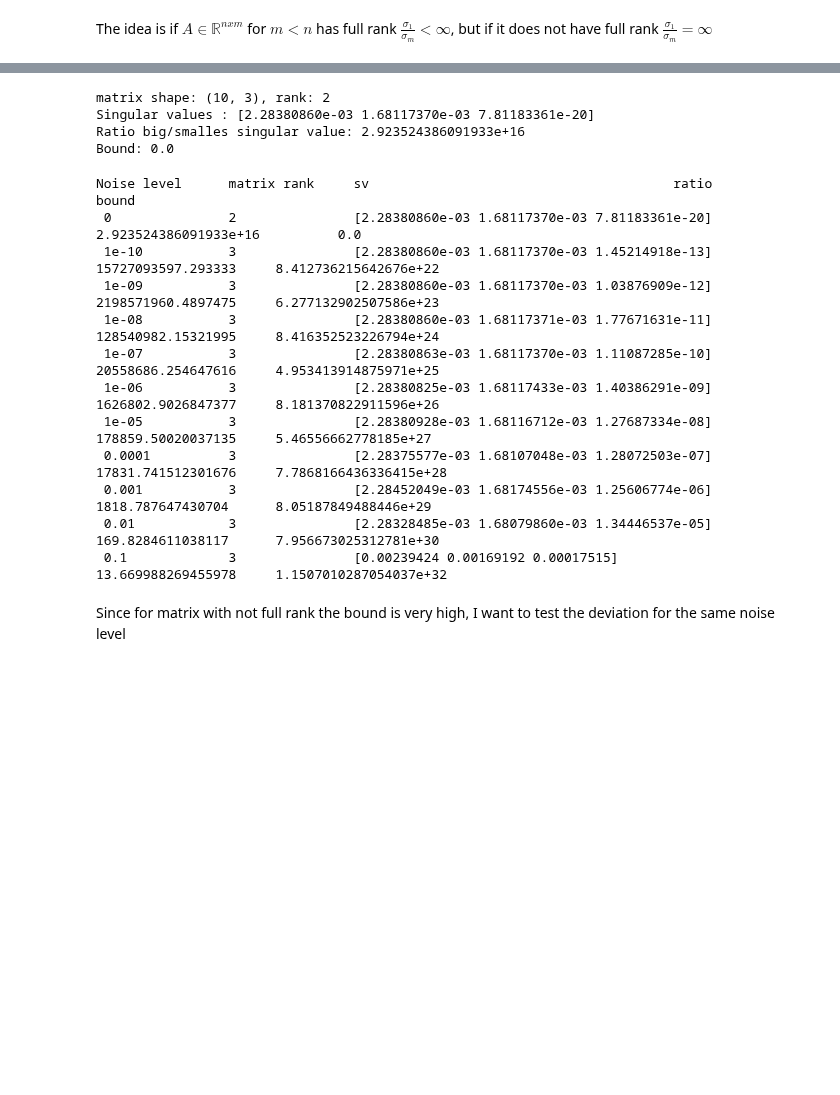
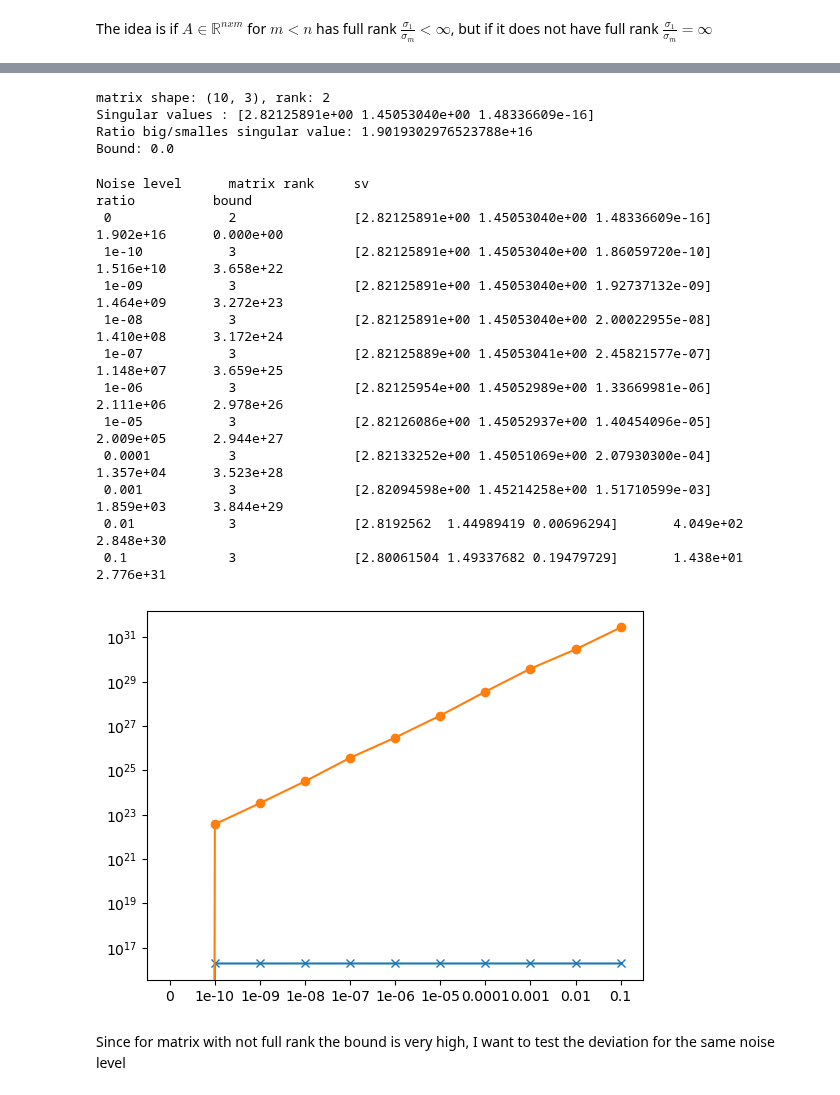
Before and after one commit to HillaryHauger/robust-identifiability-symbolic-recovery, a Jupyter notebook: My Experiments/Robustness Noise SVD.ipynb, the cells around one changed output, grey strips where cells are left out. Saved outputs shown, nothing was run; the diff lists cells and outputs as text; code cells hidden in the pictures; blank space fills up the shorter version.

Commit message:
First Tries on total error bound on SFRANCO on a simple example

```diff
--- a/My Experiments/Robustness Noise SVD.ipynb
+++ b/My Experiments/Robustness Noise SVD.ipynb
@@ -109,7 +114,7 @@ The idea is if $A \in \mathbb{R}^{nxm}$ for $m<n$ has full rank $\frac{\sigma_1}
 #This can be negative and thus is not a correct bound on sv_max/sv_min
 def calc_bound_ratio(sv_max,sv_min,noisematrix):
     #E=np.linalg.norm(noisematrix) #Spectral: order=2, Frobenius: default
-    #B=1/sv_min+sv_max/sv_min**2
+    B=np.sqrt(1/sv_min+(sv_max/sv_min**2)**2)
     E=np.linalg.norm(noisematrix,ord=2) #Spectral: order=2, Frobenius: default
-    B=max(1/sv_min,sv_max/sv_min**2)
+    #B=max(1/sv_min,sv_max/sv_min**2)
     return E*B
@@ -116,12 +129,14 @@ def calc_bound_ratio(sv_max,sv_min,noisematrix):
 # %%
 rows,cols = 10,3 #let rows be more than columns
-min_value,max_value = -1/1000,1/1000
+min_value,max_value = -1,1
 matrix = np.random.uniform(min_value, max_value, size=(rows, cols))
+#matrix = np.random.random(size=(rows,cols))
 # Set col 2 equal to col 1
 alpha = np.random.rand()
 print(alpha)
-matrix[:, 1] = alpha*matrix[:,2]
-#matrix[:, 2] *=1/10000
-#matrix[:, 1] *=1/10000
+matrix[:, 1] = matrix[:,2]
+#matrix[:,0] = np.random.rand()*matrix[:,2]
+#matrix[:, 2] *=1e-6
+#matrix[:, 1] *=1e-6
 print(matrix)
 # %% [output]
@@ -146,31 +161,44 @@ print(f"Ratio big/smalles singular value: {sv[0]/sv[-1]}")
 print(f"Bound: {calc_bound_ratio(sv_max,sv_min,np.zeros(shape=matrix.shape))}")
 # %% [output]
 matrix shape: (10, 3), rank: 2
-Singular values : [2.28380860e-03 1.68117370e-03 7.81183361e-20]
-Ratio big/smalles singular value: 2.923524386091933e+16
+Singular values : [2.82125891e+00 1.45053040e+00 1.48336609e-16]
+Ratio big/smalles singular value: 1.9019302976523788e+16
 Bound: 0.0
 # %%
 noise_levels = [0]+[10**(-10+i) for i in range(0,10)]
-print("Noise level \t matrix rank \t sv \t \t \t \t \t  ratio \t \t bound")
+print("Noise level \t matrix rank \t sv \t \t \t \t \t \t \t  ratio \t bound")
+ratios =[]
+bounds =[]
 for target_noise in noise_levels:
     var = target_noise * np.sqrt(np.mean(np.square(matrix)))
     noise = np.random.normal(0, var, size=matrix.shape)
     matrix_noise = matrix+noise
     sv = svd(matrix_noise, compute_uv=False)
-    print(f" {target_noise}\t \t {matrix_rank(matrix_noise)} \t \t {sv} \t  {sv[0]/sv[-1]}  \t {calc_bound_ratio(sv_max,sv_min,noise)}")
+    ratio = sv[0]/sv[-1]
+    bound=calc_bound_ratio(sv_max,sv_min,noise)
+    ratios.append(np.abs(ratio-sv_max/sv_min))
+    bounds.append(bound)
+    print(f" {target_noise}\t \t {matrix_rank(matrix_noise)} \t \t {sv} \t  {ratio:3.3e}  \t {bound:3.3e}")
 # %% [output]
-Noise level      matrix rank     sv                                       ratio                  bound
- 0               2               [2.28380860e-03 1.68117370e-03 7.81183361e-20]           2.923524386091933e+16          0.0
- 1e-10           3               [2.28380860e-03 1.68117370e-03 1.45214918e-13]           15727093597.293333     8.412736215642676e+22
- 1e-09           3               [2.28380860e-03 1.68117370e-03 1.03876909e-12]           2198571960.4897475     6.277132902507586e+23
- 1e-08           3               [2.28380860e-03 1.68117371e-03 1.77671631e-11]           128540982.15321995     8.416352523226794e+24
- 1e-07           3               [2.28380863e-03 1.68117370e-03 1.11087285e-10]           20558686.254647616     4.953413914875971e+25
- 1e-06           3               [2.28380825e-03 1.68117433e-03 1.40386291e-09]           1626802.9026847377     8.181370822911596e+26
- 1e-05           3               [2.28380928e-03 1.68116712e-03 1.27687334e-08]           178859.50020037135     5.46556662778185e+27
- 0.0001          3               [2.28375577e-03 1.68107048e-03 1.28072503e-07]           17831.741512301676     7.7868166436336415e+28
- 0.001           3               [2.28452049e-03 1.68174556e-03 1.25606774e-06]           1818.787647430704      8.05187849488446e+29
- 0.01            3               [2.28328485e-03 1.68079860e-03 1.34446537e-05]           169.8284611038117      7.956673025312781e+30
- 0.1             3               [0.00239424 0.00169192 0.00017515]       13.669988269455978     1.1507010287054037e+32
+Noise level      matrix rank     sv                                                       ratio          bound
+ 0               2               [2.82125891e+00 1.45053040e+00 1.48336609e-16]           1.902e+16      0.000e+00
+ 1e-10           3               [2.82125891e+00 1.45053040e+00 1.86059720e-10]           1.516e+10      3.658e+22
+ 1e-09           3               [2.82125891e+00 1.45053040e+00 1.92737132e-09]           1.464e+09      3.272e+23
+ 1e-08           3               [2.82125891e+00 1.45053040e+00 2.00022955e-08]           1.410e+08      3.172e+24
+ 1e-07           3               [2.82125889e+00 1.45053041e+00 2.45821577e-07]           1.148e+07      3.659e+25
+ 1e-06           3               [2.82125954e+00 1.45052989e+00 1.33669981e-06]           2.111e+06      2.978e+26
+ 1e-05           3               [2.82126086e+00 1.45052937e+00 1.40454096e-05]           2.009e+05      2.944e+27
+ 0.0001          3               [2.82133252e+00 1.45051069e+00 2.07930300e-04]           1.357e+04      3.523e+28
+ 0.001           3               [2.82094598e+00 1.45214258e+00 1.51710599e-03]           1.859e+03      3.844e+29
+ 0.01            3               [2.8192562  1.44989419 0.00696294]       4.049e+02      2.848e+30
+ 0.1             3               [2.80061504 1.49337682 0.19479729]       1.438e+01      2.776e+31
+# %%
+plt.plot(ratios,marker='x')
+plt.plot(bounds,marker='o')
+plt.xticks(ticks=(np.arange(0,11)),labels=noise_levels)
+plt.yscale('log')
+# %% [output]
+[figure, added]
 # %% [markdown]
 Since for matrix with not full rank the bound is very high, I want to test the deviation for the same noise level
 # %%
```
Also changed, not shown: parts of 23 cells of this notebook.
